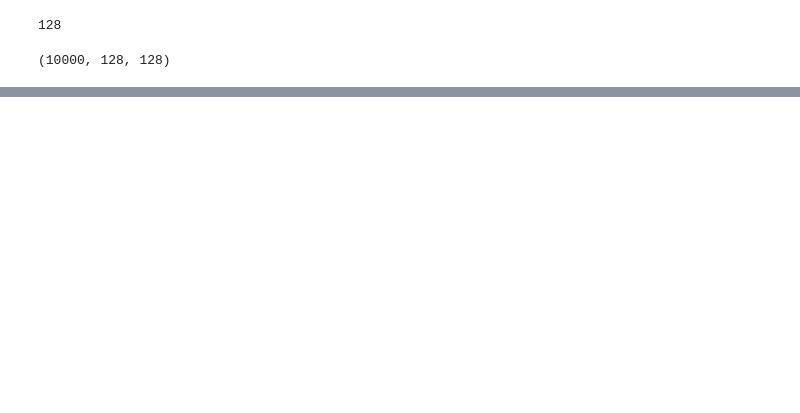
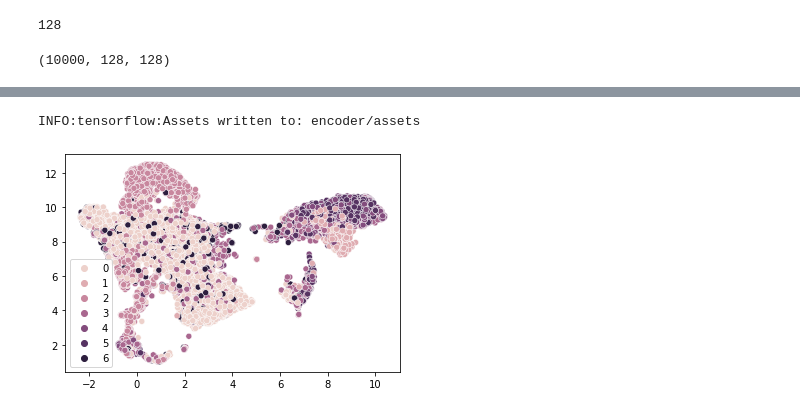
Before and after one commit to MadsNL/AMLMain, a Jupyter notebook: AML_IceCores.ipynb, the cells around one changed output, grey strips where cells are left out. Saved outputs shown, nothing was run; the diff lists cells and outputs as text; code cells hidden in the pictures; blank space fills up the shorter version.

```diff
--- a/AML_IceCores.ipynb
+++ b/AML_IceCores.ipynb
@@ -108,14 +121,2 @@ Trainable params: 12,155,777
 Non-trainable params: 0
 _________________________________________________________________
-# %%
-for i in range(30):
-  print(i+1)
-  autoencoder.fit(x_train, x_train, epochs=1, batch_size=32, validation_split=0.1)
-  test_im = sup.__getitem__(3000)[0]
-  plt.figure()
-  plt.subplot(1,2,1)
-  plt.imshow(test_im,cmap='gray')
-  plt.subplot(1,2,2)
-  im_pred = autoencoder.predict(test_im.reshape(-1,image_size,image_size,1)).reshape(128,128)
-  plt.imshow(im_pred,cmap='gray')
-  plt.show()
@@ -141,0 +123,22 @@ for i in range(30):
+# %%
+callback = tf.keras.callbacks.EarlyStopping(monitor='val_loss', patience=3, min_delta=0.0001)
+
+for i in range(5):
+  # create encoder training
+  nr_tot_images = len(sup.labels)
+  x_train = []
+  x_train_lab = []
+  x_train_feats = []
+  nr_ims = 10000 # 10-15k images are the max we can load with the memory we have
+  rand_idx = np.arange(0,nr_tot_images)
+  rand_idx = np.random.choice(rand_idx, replace=False, size=nr_ims)
+  for i in range(nr_ims):
+      im, lab, feat = sup.__getitem__(rand_idx[i])
+      x_train.append(im)
+      x_train_lab.append(lab)
+      x_train_feats.append(feat)
+  x_train = np.array(x_train)
+  x_train_lab = np.array(x_train_lab)
+  x_train_feats = np.array(x_train_feats)
+
+  autoencoder.fit(x_train, x_train, epochs=200, batch_size=32, validation_split=0.1, callbacks=[callback])
@@ -141,0 +163,15 @@ for i in range(30):
+# %%
+encoder.save('encoder')
+# %% [output]
+INFO:tensorflow:Assets written to: encoder/assets
+# %%
+y_preds = encoder.predict(x_train)
+# %%
+map = umap.UMAP(n_components=2)
+y = map.fit_transform(y_preds)
+# %%
+plt.figure()
+sb.scatterplot(x=y[:, 0], y=y[:, 1], hue = x_train_lab)
+plt.show()
+# %% [output]
+[figure, added]
```
Also changed, not shown: parts of 14 cells of this notebook.
